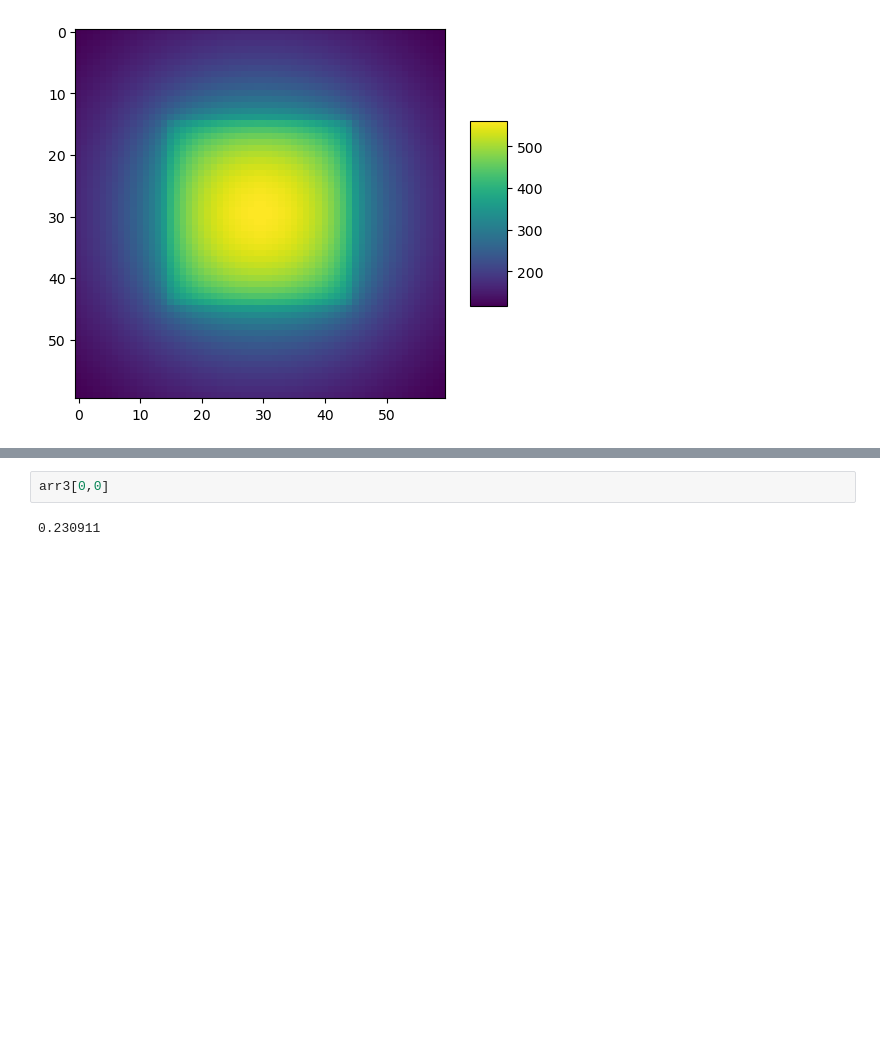
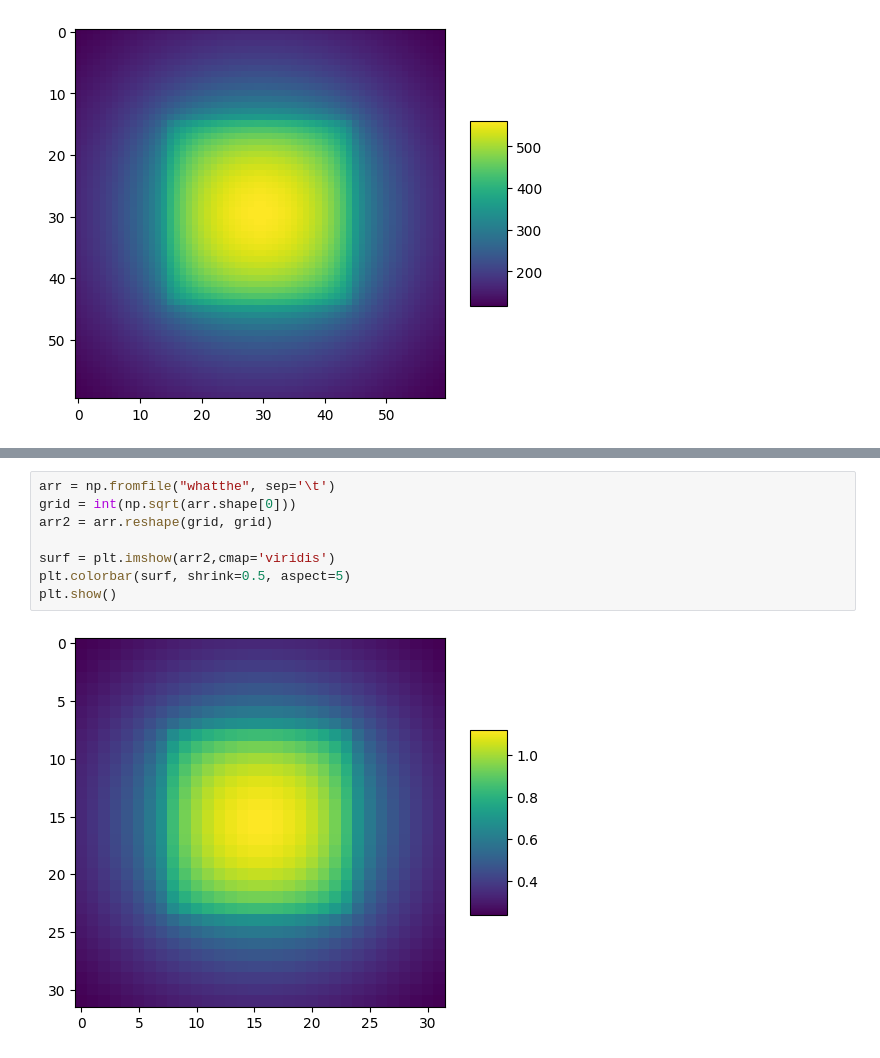
Before and after one commit to SickSmile1/naive-fft-mlms, a Jupyter notebook: results/plotResults.ipynb, the cells around one changed output, grey strips where cells are left out. Saved outputs shown, nothing was run; the diff lists cells and outputs as text; blank space fills up the shorter version.

```diff
--- a/results/plotResults.ipynb
+++ b/results/plotResults.ipynb
@@ -37,4 +34,10 @@ True
-# %%
-arr3[0,0]
-# %% [output]
-0.230911
+# %%
+arr = np.fromfile("whatthe", sep='\t')
+grid = int(np.sqrt(arr.shape[0]))
+arr2 = arr.reshape(grid, grid)
+
+surf = plt.imshow(arr2,cmap='viridis')
+plt.colorbar(surf, shrink=0.5, aspect=5)
+plt.show()
+# %% [output]
+[figure, added]
```
Also changed, not shown: parts of 6 cells of this notebook, 2 other files.
